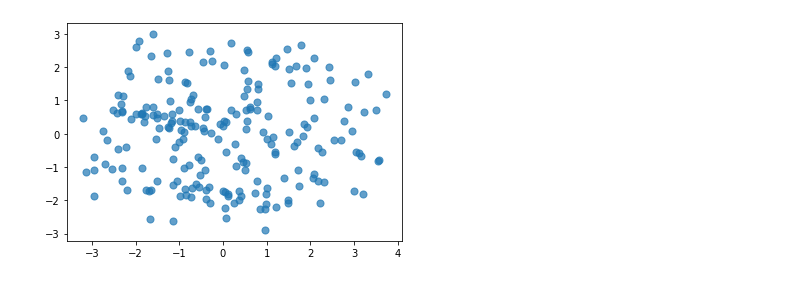
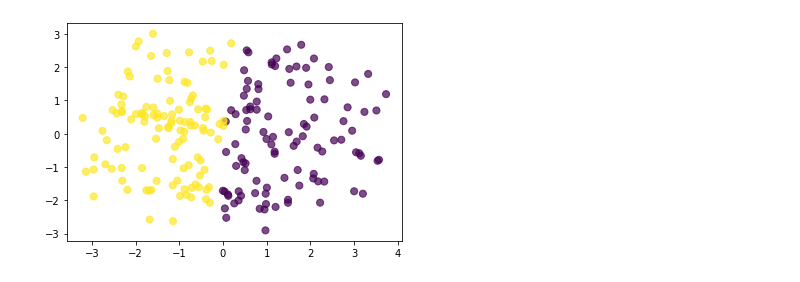
Before and after one commit to nayan-pradhan/MachineLearningSummer2020, a Jupyter notebook: jobAcceptance/predictionUsingPCA.ipynb, the cells around one changed output. Drawn from its saved outputs; the diff is of its cells as text; code cells hidden in the pictures.

```diff
--- a/jobAcceptance/predictionUsingPCA.ipynb
+++ b/jobAcceptance/predictionUsingPCA.ipynb
@@ -14,6 +14,7 @@ from sklearn.preprocessing import StandardScaler
 from sklearn.decomposition import PCA
 from sklearn.metrics import confusion_matrix
 from sklearn.metrics import classification_report
+from sklearn.cluster import KMeans
 
 data = pd.read_csv("Placement.csv") # import data
 # data = data[["gender", "ssc_p", "ssc_b", "hsc_p", "hsc_b", "hsc_s", "degree_p", "degree_t", "workex", "etest_p", "specialisation", "mba_p","status","salary"]] # data sets
@@ -22,33 +23,34 @@ data = data[["gender", "ssc_p", "ssc_b", "hsc_p", "hsc_b", "hsc_s", "degree_p",
 # changing the strings into integers for prediction
 le = preprocessing.LabelEncoder()
 data.gender = le.fit_transform(list(data["gender"]))
 data.ssc_p = le.fit_transform(list(data["ssc_p"]))
 data.ssc_b = le.fit_transform(list(data["ssc_b"]))
 data.hsc_p = le.fit_transform(list(data["hsc_p"]))
 data.hsc_b = le.fit_transform(list(data["hsc_b"]))
 data.hsc_s = le.fit_transform(list(data["hsc_s"]))
 data.degree_p = le.fit_transform(list(data["degree_p"]))
 data.degree_t = le.fit_transform(list(data["degree_t"]))
 data.workex = le.fit_transform(list(data["workex"]))
 data.etest_p = le.fit_transform(list(data["etest_p"]))
 data.specialisation = le.fit_transform(list(data["specialisation"]))
 data.mba_p = le.fit_transform(list(data["mba_p"]))
 data.status = le.fit_transform(list(data["status"]))
 # data.salary = le.fit_transform(list(data["salary"]))
 
 # print(data.head())
 predict = "status" # what to predict
 
 X = np.array(data.drop([predict], 1))
 y = np.array(data[predict])
 
 sc = StandardScaler()
 X = sc.fit_transform(X)
 
-pca = PCA(n_components = 2)
+pca = PCA(n_components = 3)
 X = pca.fit_transform(X)
+kmeans = KMeans(n_clusters=2).fit(X)
 
-plt.scatter (X[ : , 0], X[ : , 1], s=50, alpha=0.7)
+plt.scatter (X[ : , 0], X[ : , 1], c=kmeans.labels_, s=50, alpha=0.7)
 plt.show()
 # %% [output]
-[figure, old version]
+[figure, new version]
```
